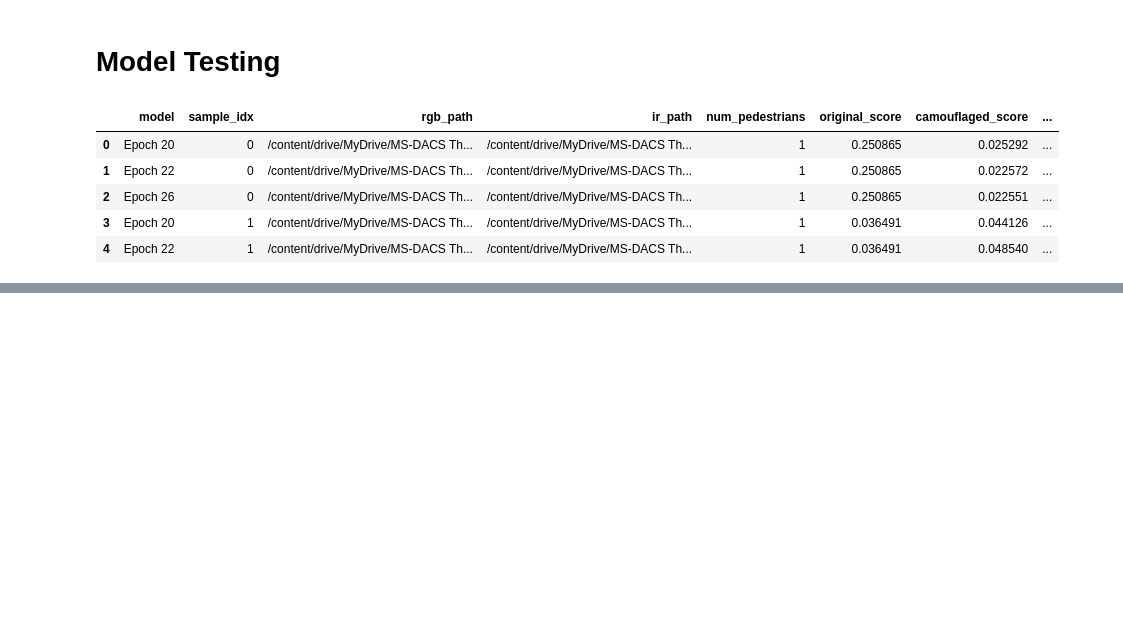
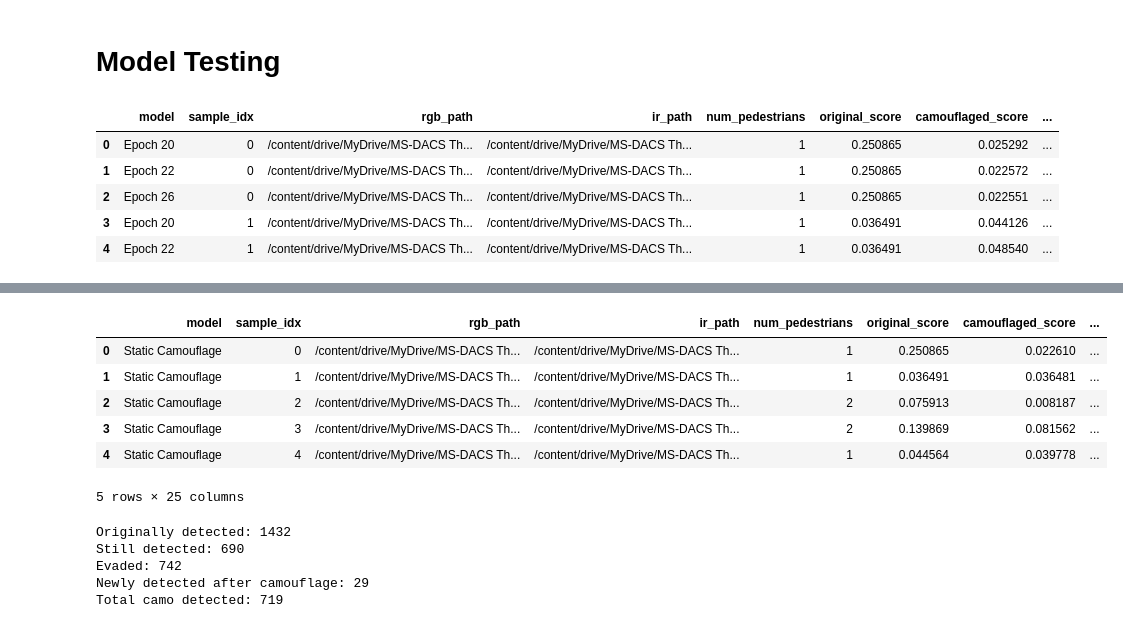
Before and after one commit to Debnath-Goutam/MS-DACS, a Jupyter notebook: MSDACS_Updated.ipynb, the cells around one changed output, grey strips where cells are left out. Cells and saved outputs as stored; diff of their text form; code cells hidden in the pictures; blank space fills up the shorter version.

```diff
--- a/MSDACS_Updated.ipynb
+++ b/MSDACS_Updated.ipynb
@@ -7934,0 +9998,79 @@ test_results_smoke.head()
+# %%
+static_test = (
+    evaluate_static_baseline_on_test(
+        test_data=test_data,
+        detector_score_fn=detector_score_fn,
+        device=device,
+        alpha=1.0,
+        max_samples=20,
+        seed=123
+    )
+)
+# %%
+static_test.head()
+# %% [output]
+|  | model | sample_idx | rgb_path | ir_path | num_pedestrians | original_score | camouflaged_score | ... |
+| 0 | Static Camouflage | 0 | /content/drive/MyDrive/MS-DACS Th... | /content/drive/MyDrive/MS-DACS Th... | 1 | 0.250865 | 0.022610 | ... |
+| 1 | Static Camouflage | 1 | /content/drive/MyDrive/MS-DACS Th... | /content/drive/MyDrive/MS-DACS Th... | 1 | 0.036491 | 0.036481 | ... |
+| 2 | Static Camouflage | 2 | /content/drive/MyDrive/MS-DACS Th... | /content/drive/MyDrive/MS-DACS Th... | 2 | 0.075913 | 0.008187 | ... |
+| 3 | Static Camouflage | 3 | /content/drive/MyDrive/MS-DACS Th... | /content/drive/MyDrive/MS-DACS Th... | 2 | 0.139869 | 0.081562 | ... |
+| 4 | Static Camouflage | 4 | /content/drive/MyDrive/MS-DACS Th... | /content/drive/MyDrive/MS-DACS Th... | 1 | 0.044564 | 0.039778 | ... |
+5 rows × 25 columns
+# %%
+THRESHOLD = 0.30
+
+df = model22_df.copy()
+
+original_detected = (
+    df["yolo_max_original"] >= THRESHOLD
+)
+
+camo_detected = (
+    df["yolo_max_camouflaged"] >= THRESHOLD
+)
+
+both_detected = (
+    original_detected
+    & camo_detected
+)
+
+evaded = (
+    original_detected
+    & (~camo_detected)
+)
+
+newly_detected = (
+    (~original_detected)
+    & camo_detected
+)
+
+print(
+    "Originally detected:",
+    original_detected.sum()
+)
+
+print(
+    "Still detected:",
+    both_detected.sum()
+)
+
+print(
+    "Evaded:",
+    evaded.sum()
+)
+
+print(
+    "Newly detected after camouflage:",
+    newly_detected.sum()
+)
+
+print(
+    "Total camo detected:",
+    camo_detected.sum()
+)
+# %% [output]
+Originally detected: 1432
+Still detected: 690
+Evaded: 742
+Newly detected after camouflage: 29
+Total camo detected: 719
```
Also changed, not shown: parts of 38 cells of this notebook.
